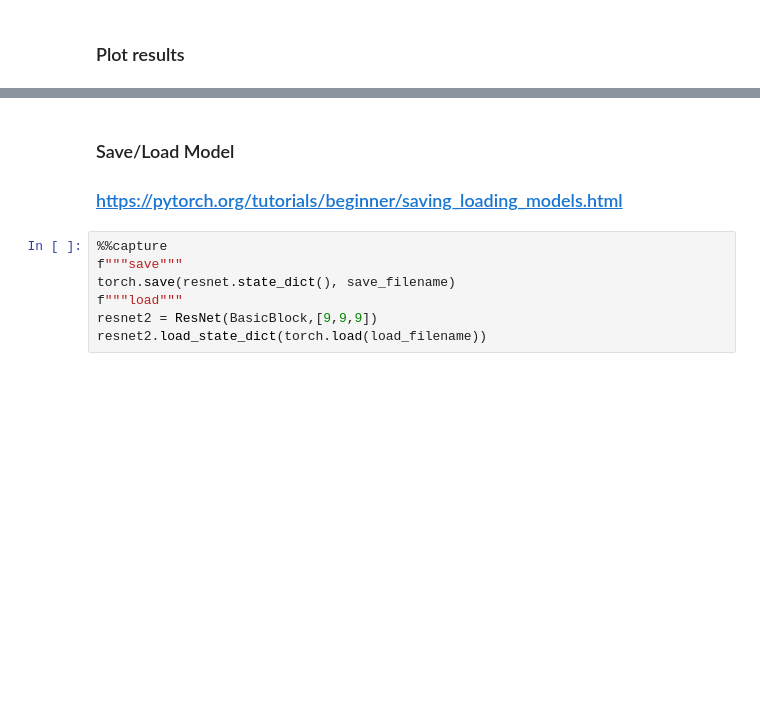
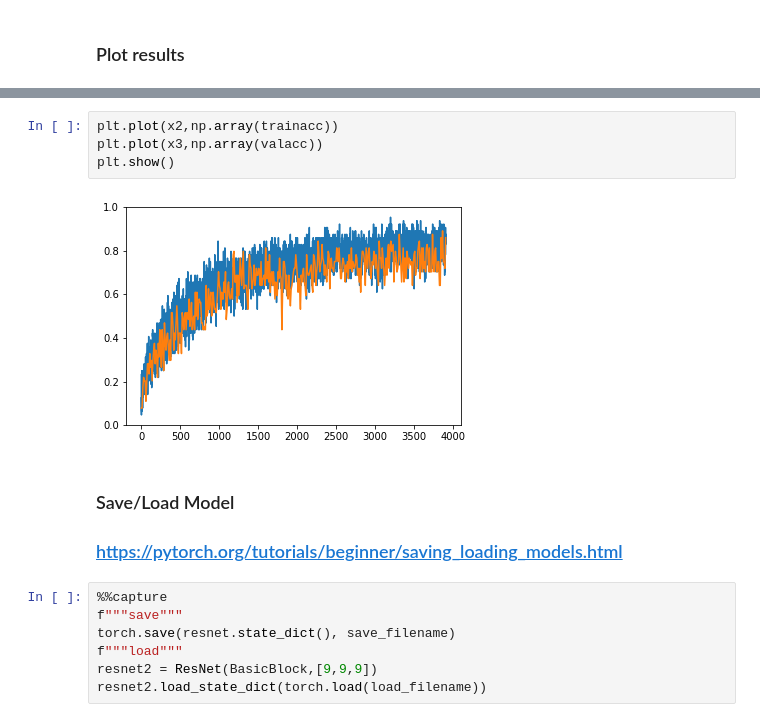
Before and after one commit to khushdeep-singh/DD2424project, a Jupyter notebook: assignmentforsaturdayOla.ipynb, the cells around one changed output, grey strips where cells are left out. Saved outputs shown, nothing was run; the diff lists cells and outputs as text; blank space fills up the shorter version.

```diff
--- a/assignmentforsaturdayOla.ipynb
+++ b/assignmentforsaturdayOla.ipynb
@@ -256,3 +248,9 @@ plt.plot(x,np.array(loss))
+# %%
+plt.plot(x2,np.array(trainacc))
+plt.plot(x3,np.array(valacc))
+plt.show()
+# %% [output]
+[figure, added]
 # %% [markdown]
 ### Save/Load Model
 ### https://pytorch.org/tutorials/beginner/saving_loading_models.html
```
Also changed, not shown: parts of 13 cells of this notebook.
